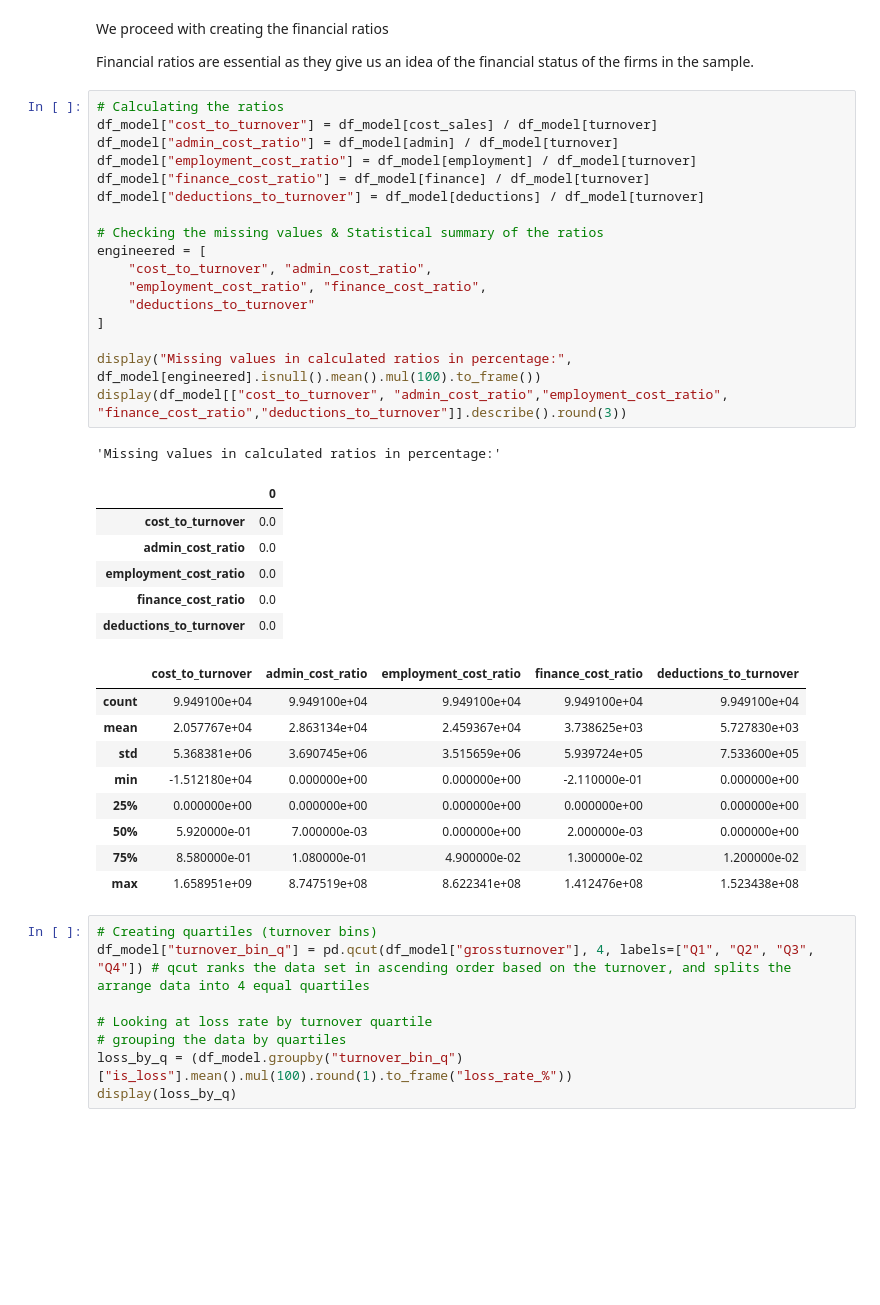
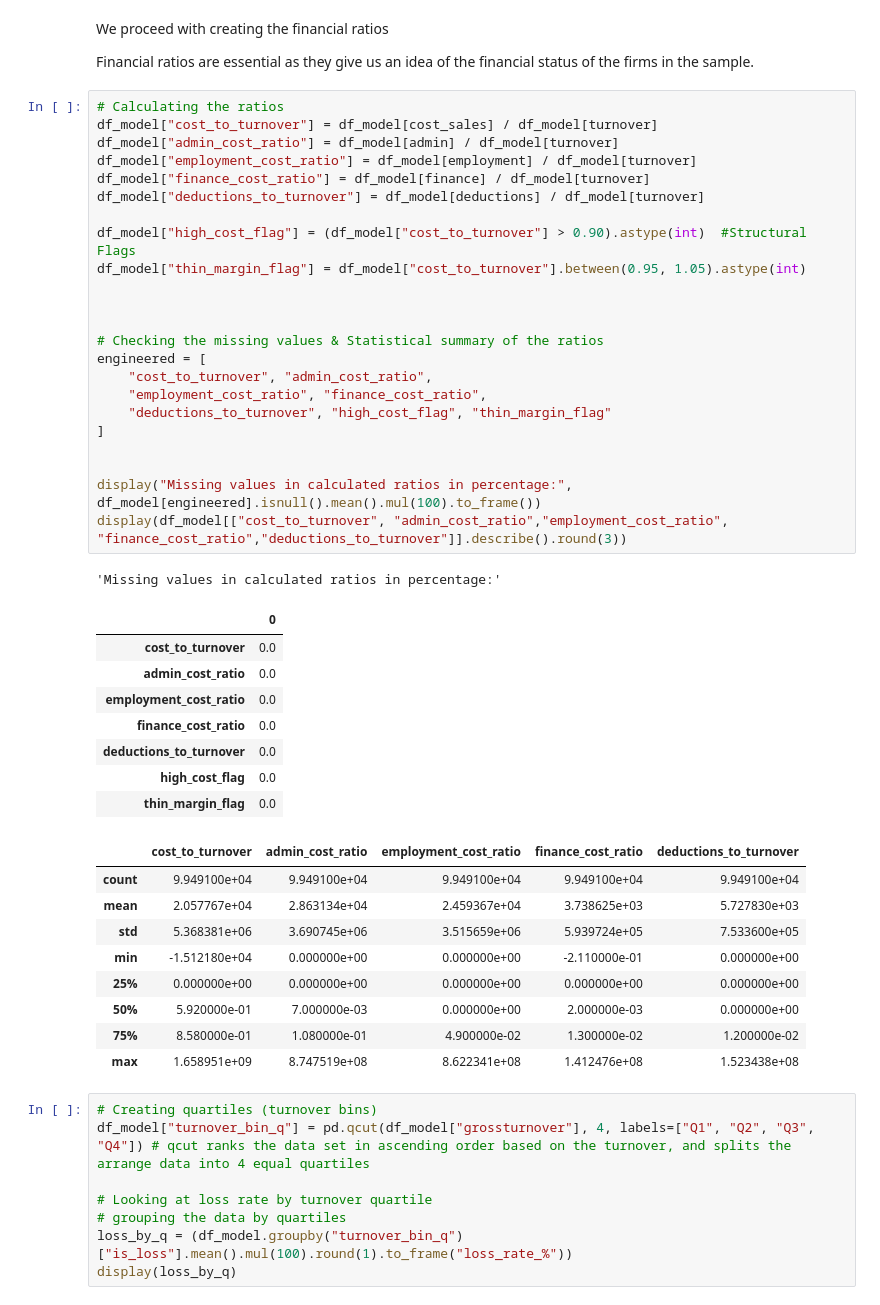
Before and after one commit to Ndunguuu01/Tax-Compliance-Prediction-Radar, a Jupyter notebook: CIT_Loss_Prediction-NoteBook.ipynb, the cells around one changed output. Saved outputs shown, nothing was run; the diff lists cells and outputs as text; blank space fills up the shorter version.

```diff
--- a/CIT_Loss_Prediction-NoteBook.ipynb
+++ b/CIT_Loss_Prediction-NoteBook.ipynb
@@ -371,28 +371,36 @@ Financial ratios are essential as they give us an idea of the financial status o
 # %%
 # Calculating the ratios
 df_model["cost_to_turnover"] = df_model[cost_sales] / df_model[turnover]
 df_model["admin_cost_ratio"] = df_model[admin] / df_model[turnover]
 df_model["employment_cost_ratio"] = df_model[employment] / df_model[turnover]
 df_model["finance_cost_ratio"] = df_model[finance] / df_model[turnover]
 df_model["deductions_to_turnover"] = df_model[deductions] / df_model[turnover]
 
+df_model["high_cost_flag"] = (df_model["cost_to_turnover"] > 0.90).astype(int)  #Structural Flags
+df_model["thin_margin_flag"] = df_model["cost_to_turnover"].between(0.95, 1.05).astype(int)
+
+
+
 # Checking the missing values & Statistical summary of the ratios
 engineered = [
     "cost_to_turnover", "admin_cost_ratio",
     "employment_cost_ratio", "finance_cost_ratio",
-    "deductions_to_turnover"
+    "deductions_to_turnover", "high_cost_flag", "thin_margin_flag"
 ]
+
 
 display("Missing values in calculated ratios in percentage:", df_model[engineered].isnull().mean().mul(100).to_frame())
 display(df_model[["cost_to_turnover", "admin_cost_ratio","employment_cost_ratio", "finance_cost_ratio","deductions_to_turnover"]].describe().round(3))
 # %% [output]
 'Missing values in calculated ratios in percentage:'
 |  | 0 |
 | cost_to_turnover | 0.0 |
 | admin_cost_ratio | 0.0 |
 | employment_cost_ratio | 0.0 |
 | finance_cost_ratio | 0.0 |
 | deductions_to_turnover | 0.0 |
+| high_cost_flag | 0.0 |
+| thin_margin_flag | 0.0 |
 |  | cost_to_turnover | admin_cost_ratio | employment_cost_ratio | finance_cost_ratio | deductions_to_turnover |
 | count | 9.949100e+04 | 9.949100e+04 | 9.949100e+04 | 9.949100e+04 | 9.949100e+04 |
 | mean | 2.057767e+04 | 2.863134e+04 | 2.459367e+04 | 3.738625e+03 | 5.727830e+03 |
```
Also changed, not shown: parts of 22 cells of this notebook.
